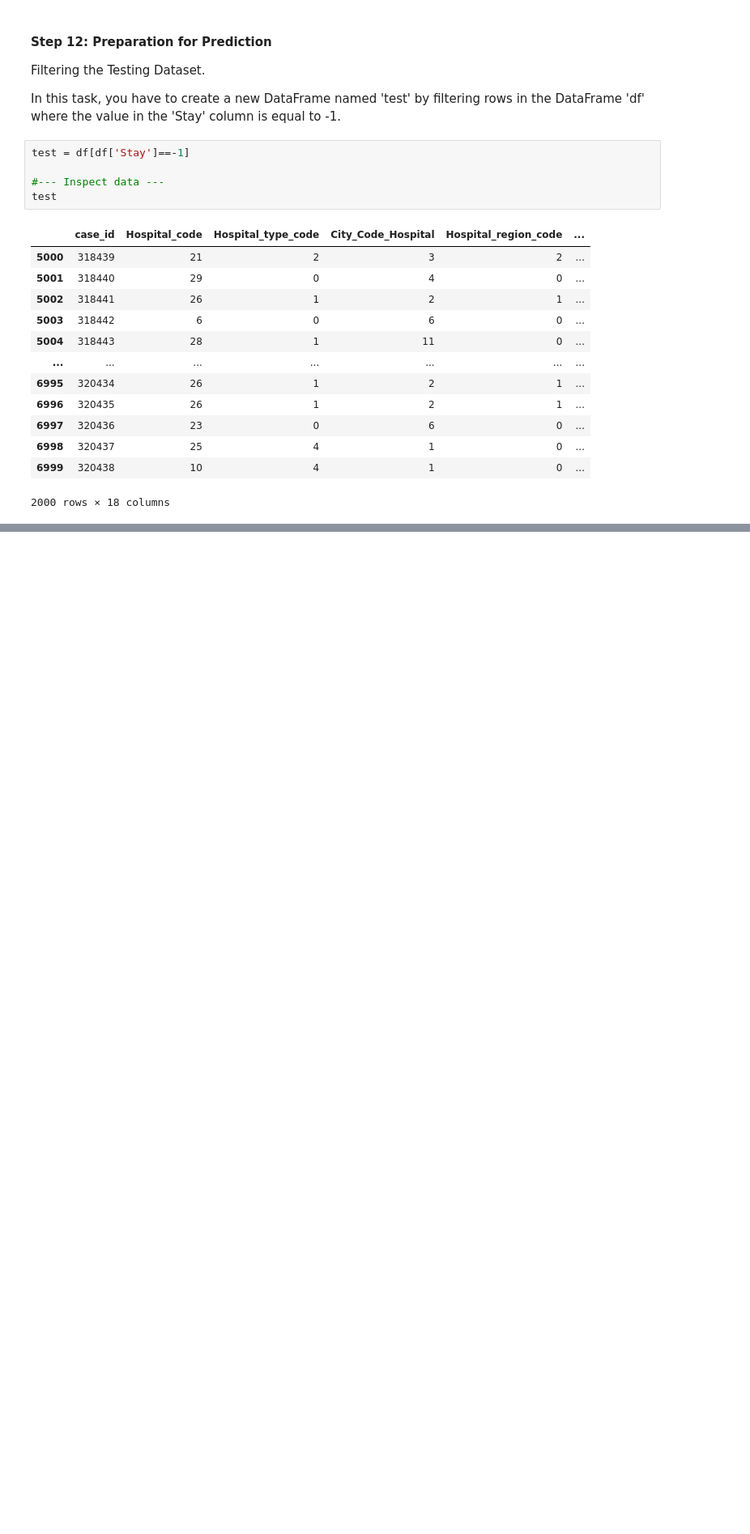
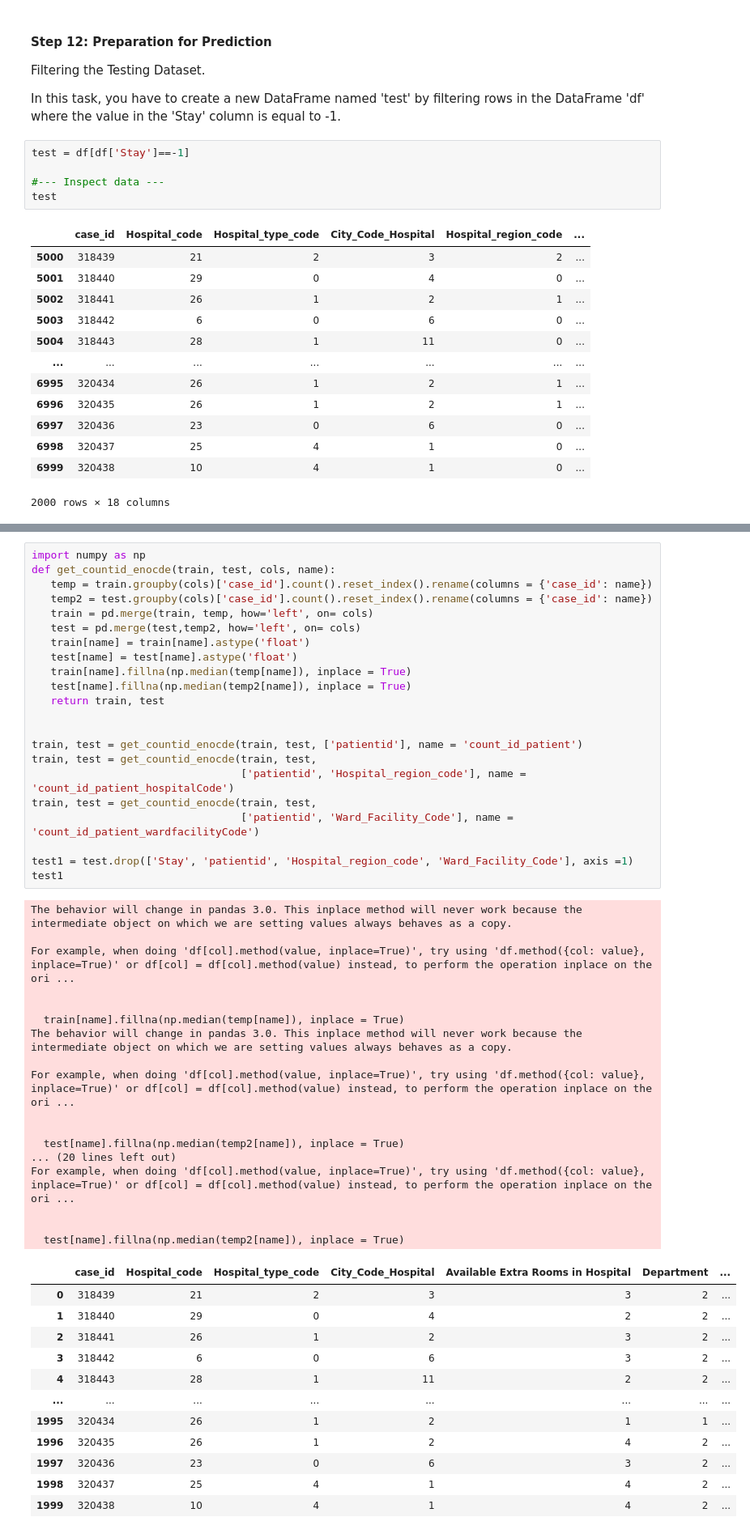
Before and after one commit to NandiSoham/Enhancing-Hospital-Efficiency-with-ML, a Jupyter notebook: notebook.ipynb, the cells around one changed output, grey strips where cells are left out. Shown at 81% size. Cells and saved outputs as stored; diff of their text form; blank space fills up the shorter version.

Commit message:
Performed Feature Engineering for Enhancing Predictive Analysis

```diff
--- a/notebook.ipynb
+++ b/notebook.ipynb
@@ -345,0 +353,52 @@ test
+# %%
+import numpy as np
+def get_countid_enocde(train, test, cols, name):
+   temp = train.groupby(cols)['case_id'].count().reset_index().rename(columns = {'case_id': name})
+   temp2 = test.groupby(cols)['case_id'].count().reset_index().rename(columns = {'case_id': name})
+   train = pd.merge(train, temp, how='left', on= cols)
+   test = pd.merge(test,temp2, how='left', on= cols)
+   train[name] = train[name].astype('float')
+   test[name] = test[name].astype('float')
+   train[name].fillna(np.median(temp[name]), inplace = True)
+   test[name].fillna(np.median(temp2[name]), inplace = True)
+   return train, test
+
+
+train, test = get_countid_enocde(train, test, ['patientid'], name = 'count_id_patient')
+train, test = get_countid_enocde(train, test,
+                                 ['patientid', 'Hospital_region_code'], name = 'count_id_patient_hospitalCode')
+train, test = get_countid_enocde(train, test,
+                                 ['patientid', 'Ward_Facility_Code'], name = 'count_id_patient_wardfacilityCode')
+
+test1 = test.drop(['Stay', 'patientid', 'Hospital_region_code', 'Ward_Facility_Code'], axis =1)
+test1
+# %% [output]
+The behavior will change in pandas 3.0. This inplace method will never work because the intermediate object on which we are setting values always behaves as a copy.
+
+For example, when doing 'df[col].method(value, inplace=True)', try using 'df.method({col: value}, inplace=True)' or df[col] = df[col].method(value) instead, to perform the operation inplace on the ori ...
+
+
+  train[name].fillna(np.median(temp[name]), inplace = True)
+The behavior will change in pandas 3.0. This inplace method will never work because the intermediate object on which we are setting values always behaves as a copy.
+
+For example, when doing 'df[col].method(value, inplace=True)', try using 'df.method({col: value}, inplace=True)' or df[col] = df[col].method(value) instead, to perform the operation inplace on the ori ...
+
+
+  test[name].fillna(np.median(temp2[name]), inplace = True)
+... (20 lines left out)
+For example, when doing 'df[col].method(value, inplace=True)', try using 'df.method({col: value}, inplace=True)' or df[col] = df[col].method(value) instead, to perform the operation inplace on the ori ...
+
+
+  test[name].fillna(np.median(temp2[name]), inplace = True)
+|  | case_id | Hospital_code | Hospital_type_code | City_Code_Hospital | Available Extra Rooms in Hospital | Department | ... |
+| 0 | 318439 | 21 | 2 | 3 | 3 | 2 | ... |
+| 1 | 318440 | 29 | 0 | 4 | 2 | 2 | ... |
+| 2 | 318441 | 26 | 1 | 2 | 3 | 2 | ... |
+| 3 | 318442 | 6 | 0 | 6 | 3 | 2 | ... |
+| 4 | 318443 | 28 | 1 | 11 | 2 | 2 | ... |
+| ... | ... | ... | ... | ... | ... | ... | ... |
+| 1995 | 320434 | 26 | 1 | 2 | 1 | 1 | ... |
+| 1996 | 320435 | 26 | 1 | 2 | 4 | 2 | ... |
+| 1997 | 320436 | 23 | 0 | 6 | 3 | 2 | ... |
+| 1998 | 320437 | 25 | 4 | 1 | 4 | 2 | ... |
+| 1999 | 320438 | 10 | 4 | 1 | 4 | 2 | ... |
```
Also changed, not shown: parts of 2 cells of this notebook.
